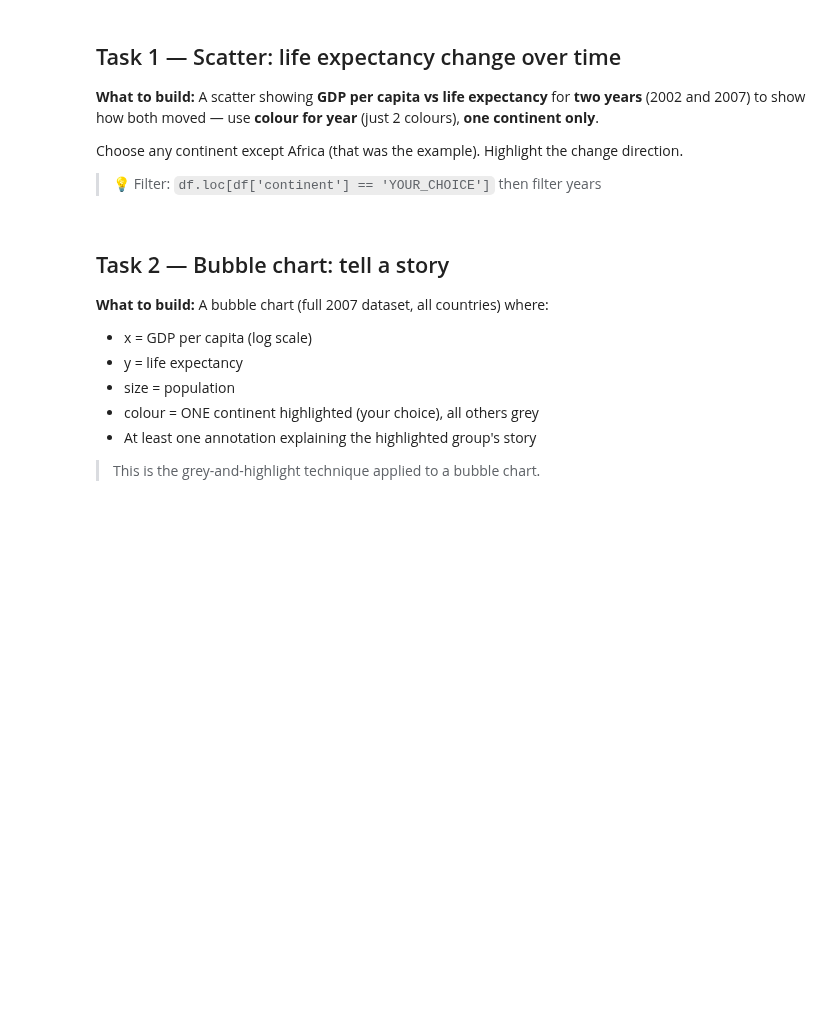
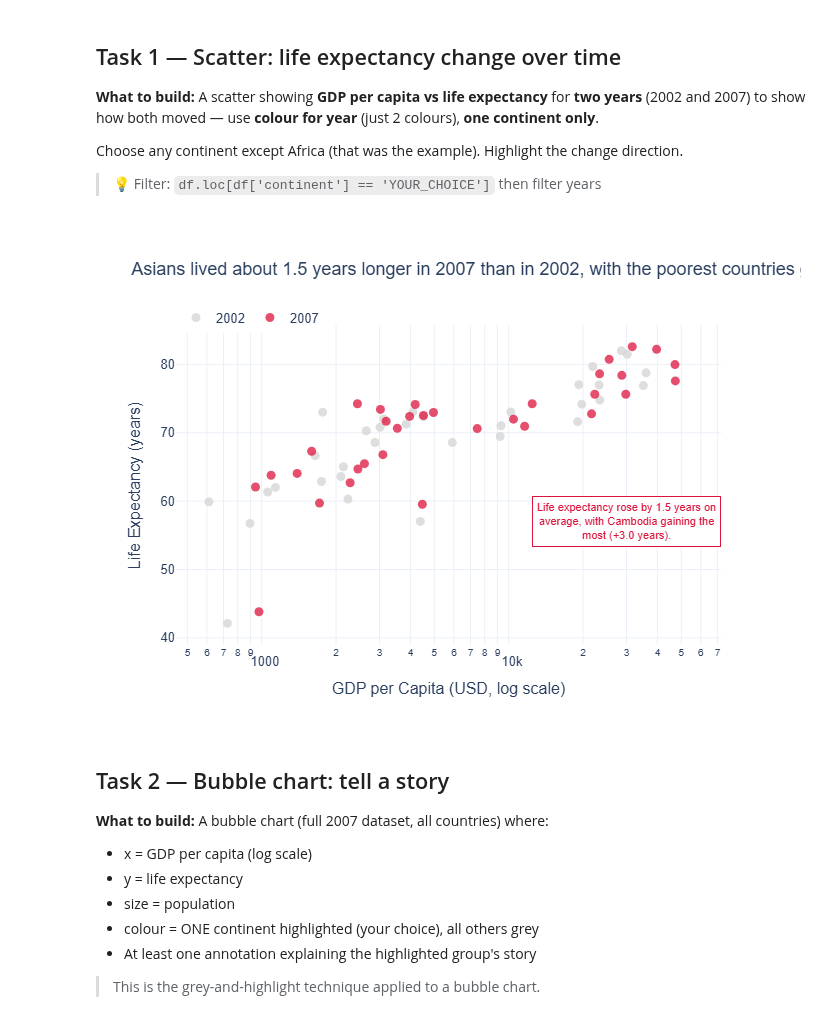
Before and after one commit to raj17-dev/dataviz-exercises-raj-ravindra-singh, a Jupyter notebook: week04/lecture04_exercise.ipynb, the cells around one changed output. Drawn from its saved outputs; the diff is of its cells as text; code cells hidden in the pictures; blank space fills up the shorter version.

```diff
--- a/week04/lecture04_exercise.ipynb
+++ b/week04/lecture04_exercise.ipynb
@@ -41,6 +74,47 @@ Choose any continent except Africa (that was the example). Highlight the change
 # %%
 # Task 1
 # YOUR CODE HERE
+import math
+
+asia = df.loc[(df['continent'] == 'Asia') & (df['year'].isin([2002, 2007]))].copy()
+asia['year'] = asia['year'].astype(str)      # categorical -> only 2 colours
+
+colour_map = {'2002': 'lightgrey', '2007': 'crimson'}
+
+fig = px.scatter(
+    data_frame=asia, x='gdpPercap', y='lifeExp',
+    color='year',
+    color_discrete_map=colour_map,
+    hover_name='country',
+    log_x=True,                              # log scale: wealth is non-linear
+    labels={'gdpPercap': 'GDP per Capita (USD, log scale)', 'lifeExp': 'Life Expectancy (years)', 'year': ''},
+    template='plotly_white',
+    title='Asians lived about 1.5 years longer in 2007 than in 2002, with the poorest countries gaining most'
+)
+
+fig.update_traces(
+    hovertemplate='<b>%{hovertext}</b><br>'
+                  'GDP per capita: $%{x:,.0f}<br>'
+                  'Life expectancy: %{y:.1f} yrs<extra></extra>'
+)
+fig.update_traces(marker=dict(size=9, opacity=0.75))
+
+fig.add_annotation(
+    x=math.log10(30000), y=57,
+    text='Life expectancy rose by 1.5 years on<br>average, with Cambodia gaining the<br>most (+3.0 years).',
+    showarrow=False,
+    font=dict(color='crimson', size=11, family='Arial'),
+    bgcolor='white', bordercolor='crimson', borderwidth=1, borderpad=4
+)
+
+fig.update_layout(
+    font=dict(family='Arial', size=13),
+    height=500,
+    legend=dict(orientation='h', x=0, y=1.07, title='')
+)
+fig.show()
+# %% [output]
+[figure, added]
 # %% [markdown]
 ## Task 2 — Bubble chart: tell a story
 
```
Also changed, not shown: parts of 3 cells of this notebook.
